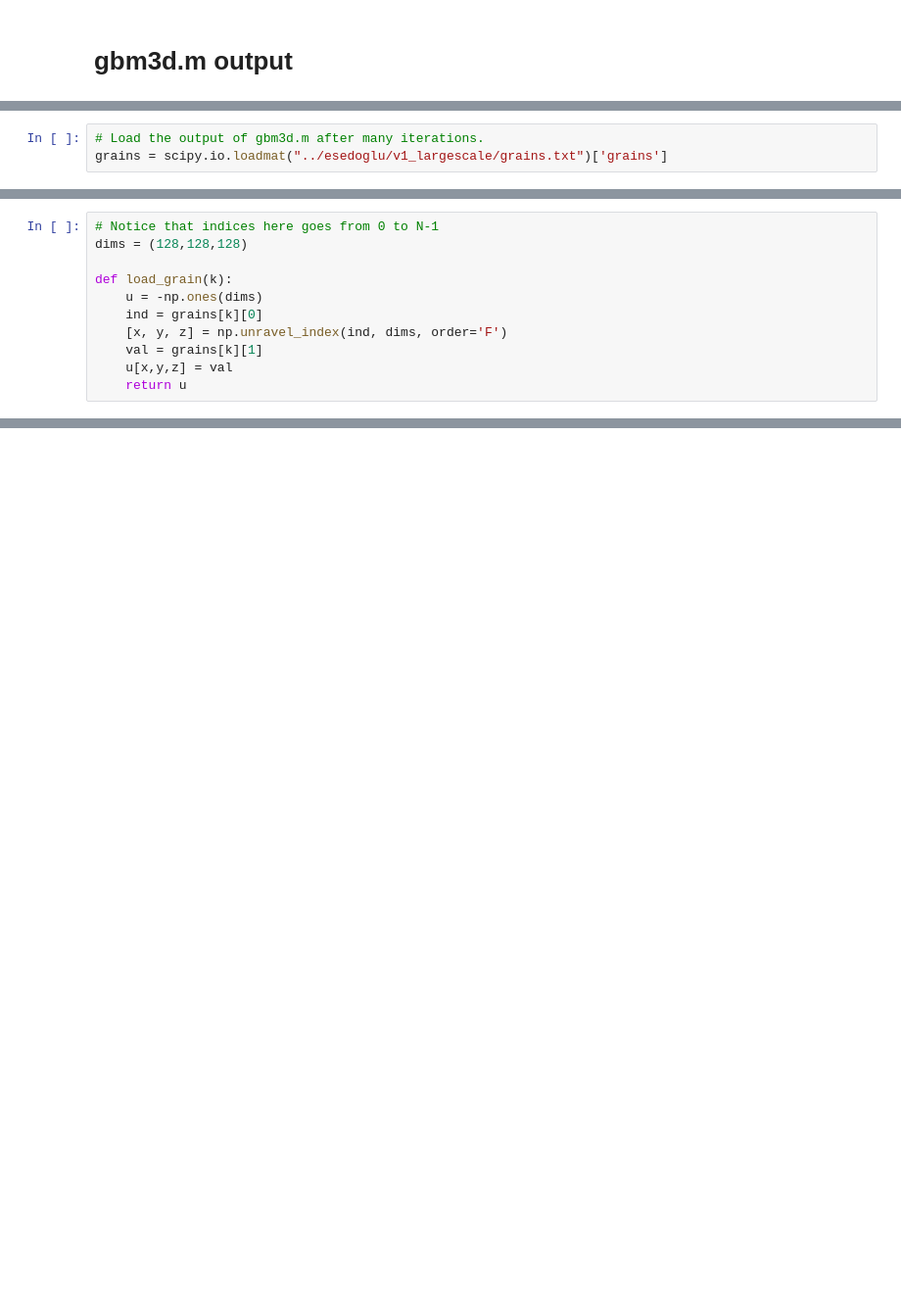
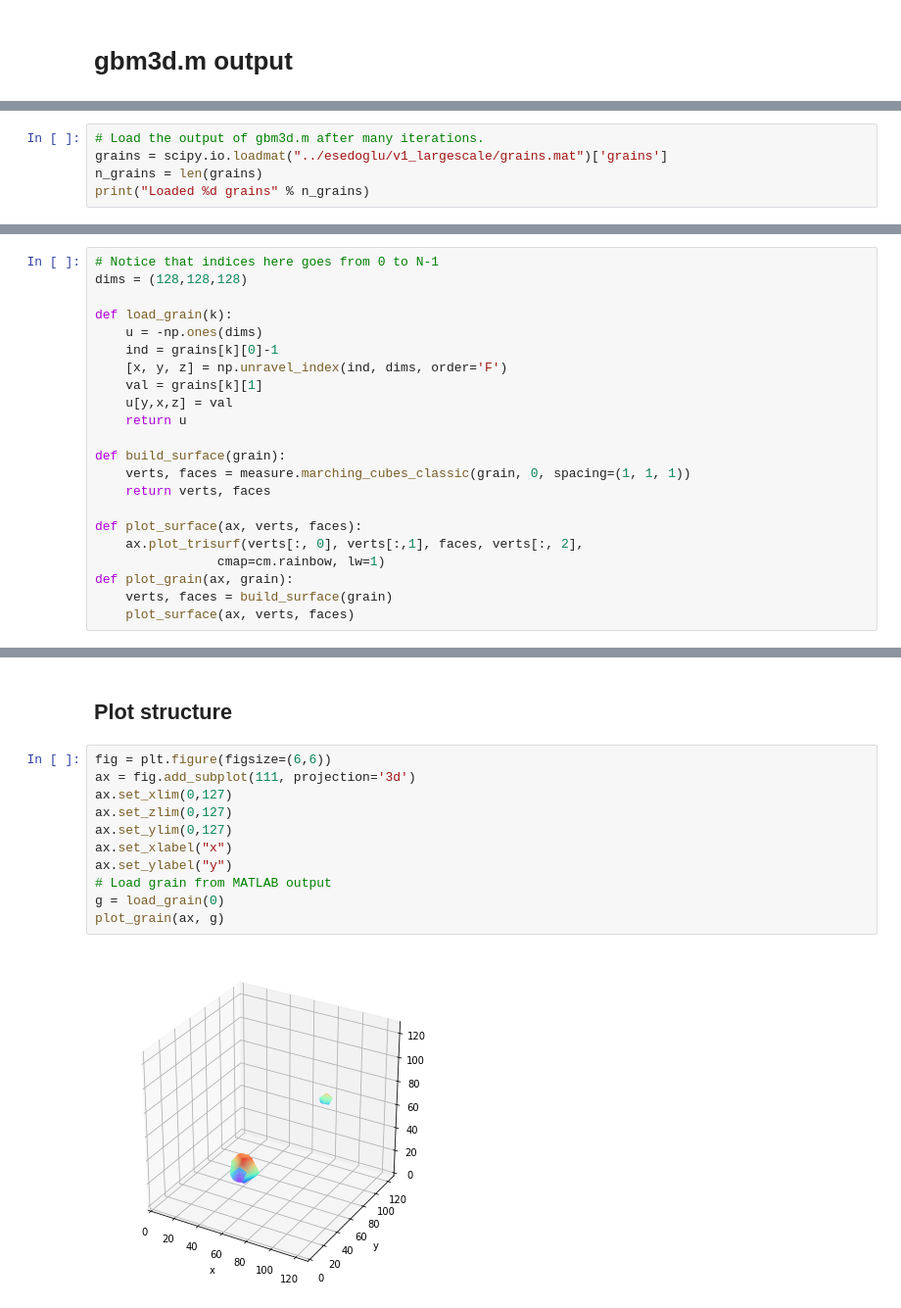
Before and after one commit to asazo/thesis, a Jupyter notebook: scripts/check_output.ipynb, the cells around one changed output, grey strips where cells are left out. Shown at 98% size. Saved outputs shown, nothing was run; the diff lists cells and outputs as text; blank space fills up the shorter version.

Commit message:
Latest check output

```diff
--- a/scripts/check_output.ipynb
+++ b/scripts/check_output.ipynb
@@ -11,3 +13,5 @@ from mpl_toolkits.mplot3d import Axes3D
 # %%
 # Load the output of gbm3d.m after many iterations.
-grains = scipy.io.loadmat("../esedoglu/v1_largescale/grains.txt")['grains']
+grains = scipy.io.loadmat("../esedoglu/v1_largescale/grains.mat")['grains']
+n_grains = len(grains)
+print("Loaded %d grains" % n_grains)
@@ -17,8 +23,19 @@ dims = (128,128,128)
 
 def load_grain(k):
     u = -np.ones(dims)
-    ind = grains[k][0]
+    ind = grains[k][0]-1
     [x, y, z] = np.unravel_index(ind, dims, order='F')
     val = grains[k][1]
-    u[x,y,z] = val
+    u[y,x,z] = val
     return u
+
+def build_surface(grain):
+    verts, faces = measure.marching_cubes_classic(grain, 0, spacing=(1, 1, 1))
+    return verts, faces
+
+def plot_surface(ax, verts, faces):
+    ax.plot_trisurf(verts[:, 0], verts[:,1], faces, verts[:, 2],
+                cmap=cm.rainbow, lw=1)
+def plot_grain(ax, grain):
+    verts, faces = build_surface(grain)
+    plot_surface(ax, verts, faces)
@@ -41,0 +42,15 @@ plt.show()
+# %% [markdown]
+## Plot structure
+# %%
+fig = plt.figure(figsize=(6,6))
+ax = fig.add_subplot(111, projection='3d')
+ax.set_xlim(0,127)
+ax.set_zlim(0,127)
+ax.set_ylim(0,127)
+ax.set_xlabel("x")
+ax.set_ylabel("y")
+# Load grain from MATLAB output
+g = load_grain(0)
+plot_grain(ax, g)
+# %% [output]
+[figure, added]
```
Also changed, not shown: parts of 10 cells of this notebook.
